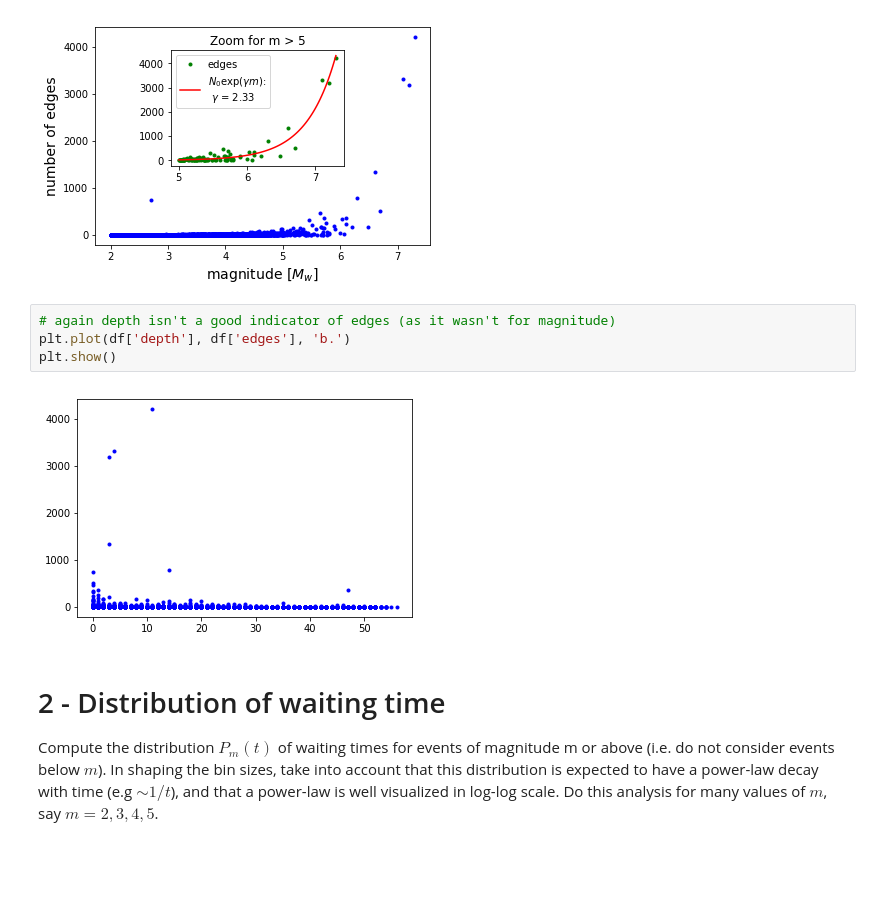
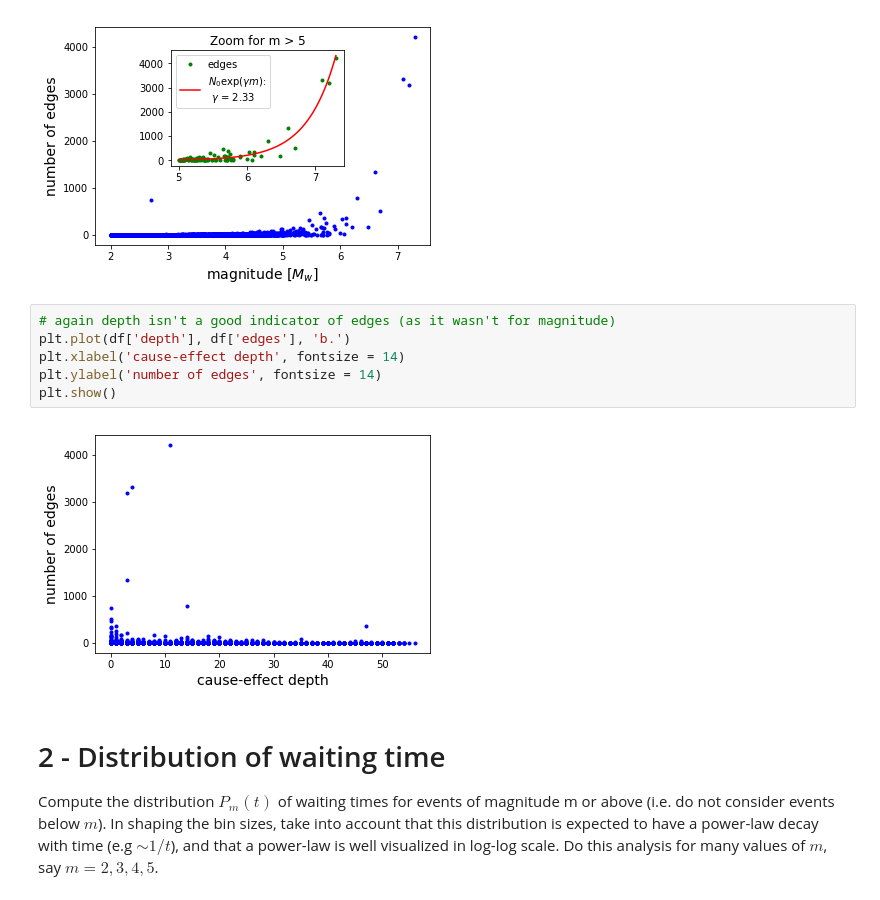
Before and after one commit to mango915/Earthquakes, a Jupyter notebook: nico.ipynb, the cells around one changed output. Drawn from its saved outputs; the diff is of its cells as text; blank space fills up the shorter version.

```diff
--- a/nico.ipynb
+++ b/nico.ipynb
@@ -358,9 +358,11 @@ plt.show()
 # %%
 # again depth isn't a good indicator of edges (as it wasn't for magnitude)
 plt.plot(df['depth'], df['edges'], 'b.')
+plt.xlabel('cause-effect depth', fontsize = 14)
+plt.ylabel('number of edges', fontsize = 14)
 plt.show()
 # %% [output]
-[figure, old version]
+[figure, new version]
 # %% [markdown]
 # 2 - Distribution of waiting time
 Compute the distribution $P_m(t)$ of waiting times for events of magnitude m or above (i.e. do not consider events below $m$). In shaping the bin sizes, take into account that this distribution is expected to have a power-law decay with time (e.g $\sim 1/t$), and that a power-law is well visualized in log-log scale. Do this analysis for many values of $m$, say $m=2,3,4,5$.
```
Also changed, not shown: parts of 5 cells of this notebook.
